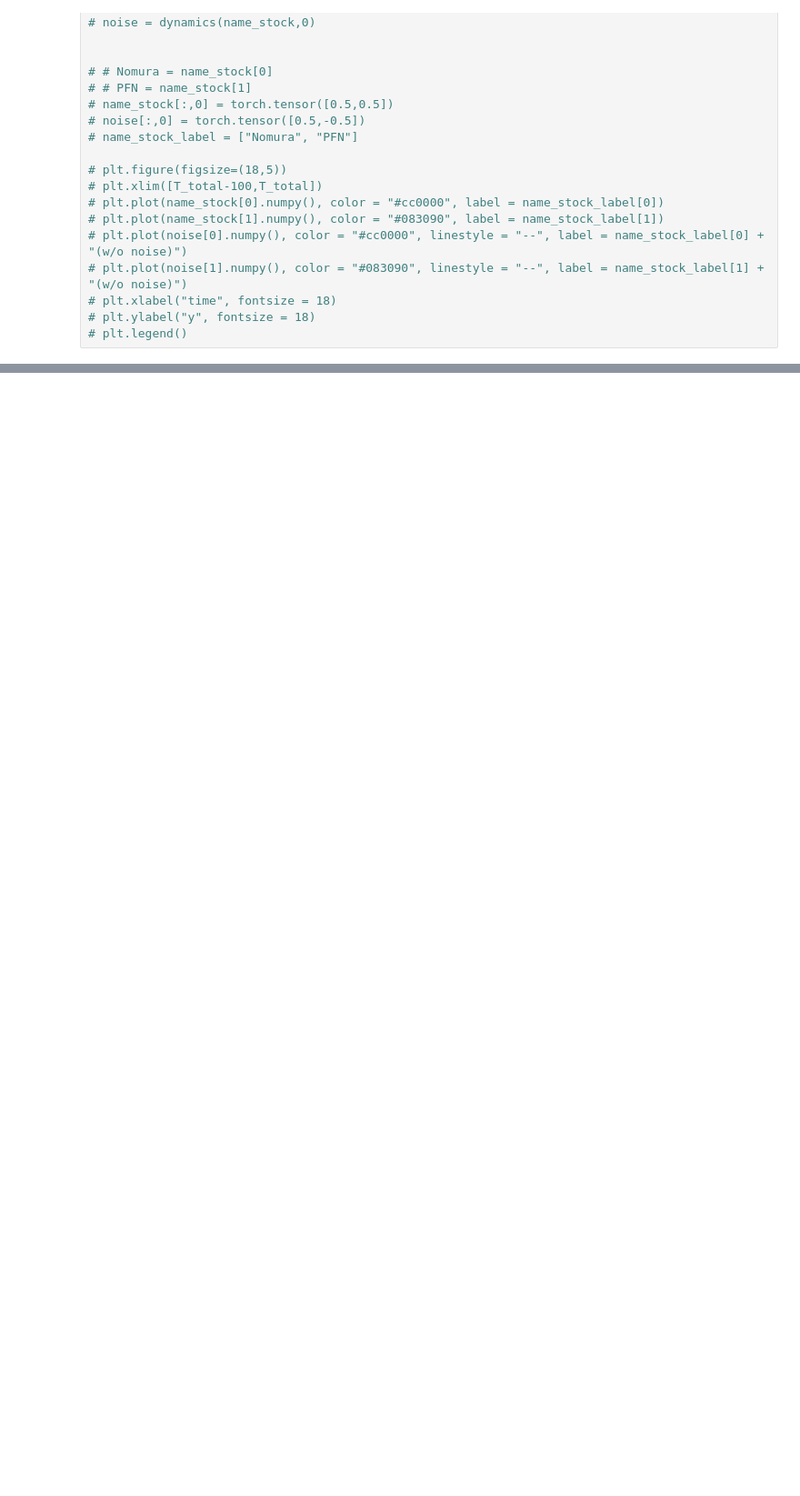
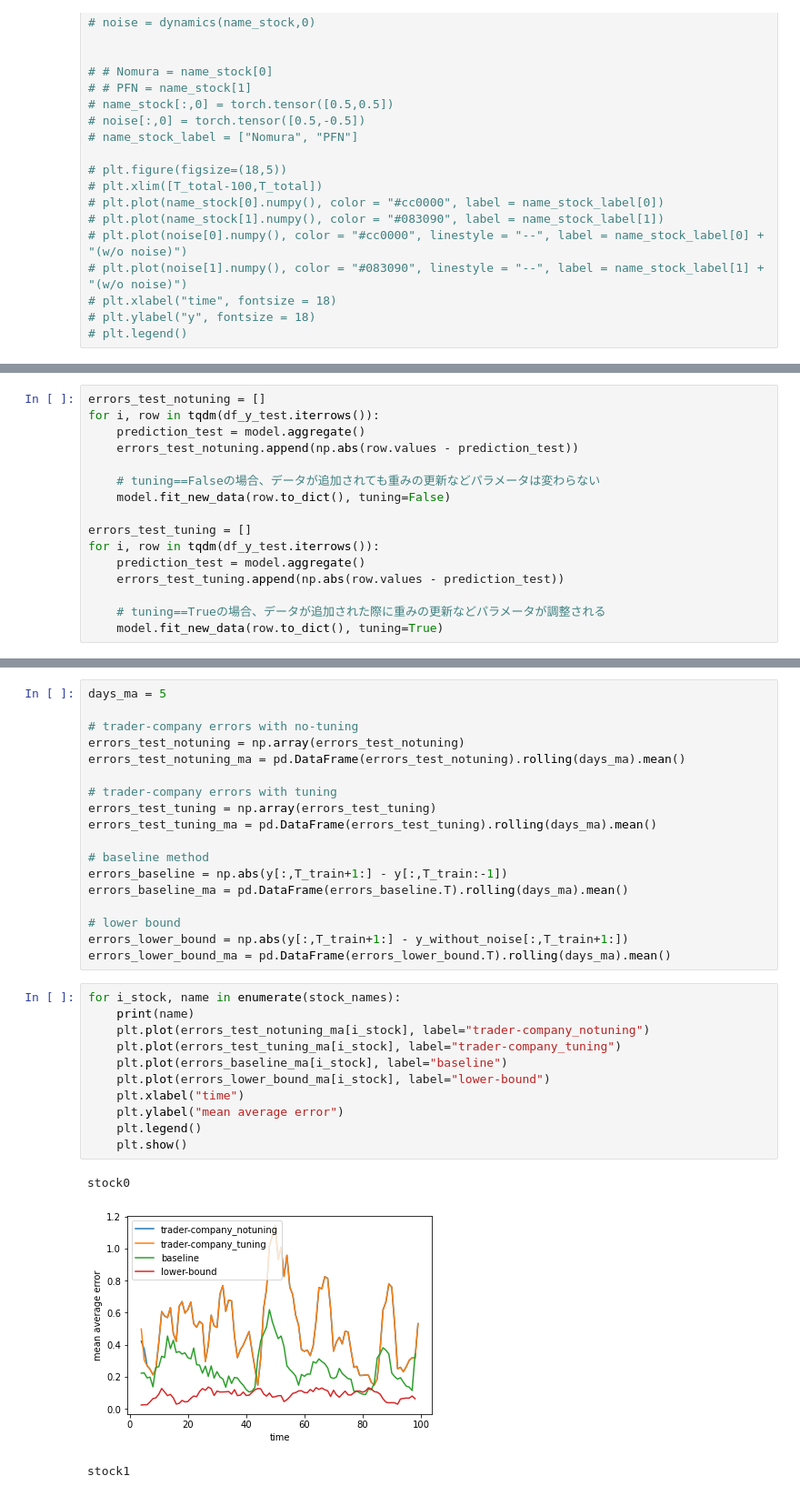
Before and after one commit to Zxser/Quantitative-analysis, a Jupyter notebook: C-择时类/”Trader-Company“集成算法交易策略/Trader_Company.ipynb, the cells around one changed output, grey strips where cells are left out. Shown: that part at 91% size. Saved outputs shown, nothing was run; the diff lists cells and outputs as text; blank space fills up the shorter version.

```diff
--- a/C-择时类/”Trader-Company“集成算法交易策略/Trader_Company.ipynb
+++ b/C-择时类/”Trader-Company“集成算法交易策略/Trader_Company.ipynb
@@ -229,0 +673,16 @@ class Trader():
+# %%
+errors_test_notuning = []
+for i, row in tqdm(df_y_test.iterrows()):
+    prediction_test = model.aggregate()
+    errors_test_notuning.append(np.abs(row.values - prediction_test))
+
+    # tuning==Falseの場合、データが追加されても重みの更新などパラメータは変わらない
+    model.fit_new_data(row.to_dict(), tuning=False)
+
+errors_test_tuning = []
+for i, row in tqdm(df_y_test.iterrows()):
+    prediction_test = model.aggregate()
+    errors_test_tuning.append(np.abs(row.values - prediction_test))
+
+    # tuning==Trueの場合、データが追加された際に重みの更新などパラメータが調整される
+    model.fit_new_data(row.to_dict(), tuning=True)
@@ -229,0 +724,33 @@ class Trader():
+# %%
+days_ma = 5
+
+# trader-company errors with no-tuning
+errors_test_notuning = np.array(errors_test_notuning)
+errors_test_notuning_ma = pd.DataFrame(errors_test_notuning).rolling(days_ma).mean()
+
+# trader-company errors with tuning
+errors_test_tuning = np.array(errors_test_tuning)
+errors_test_tuning_ma = pd.DataFrame(errors_test_tuning).rolling(days_ma).mean()
+
+# baseline method
+errors_baseline = np.abs(y[:,T_train+1:] - y[:,T_train:-1])
+errors_baseline_ma = pd.DataFrame(errors_baseline.T).rolling(days_ma).mean()
+
+# lower bound
+errors_lower_bound = np.abs(y[:,T_train+1:] - y_without_noise[:,T_train+1:])
+errors_lower_bound_ma = pd.DataFrame(errors_lower_bound.T).rolling(days_ma).mean()
+# %%
+for i_stock, name in enumerate(stock_names):
+    print(name)
+    plt.plot(errors_test_notuning_ma[i_stock], label="trader-company_notuning")
+    plt.plot(errors_test_tuning_ma[i_stock], label="trader-company_tuning")
+    plt.plot(errors_baseline_ma[i_stock], label="baseline")
+    plt.plot(errors_lower_bound_ma[i_stock], label="lower-bound")
+    plt.xlabel("time")
+    plt.ylabel("mean average error")
+    plt.legend()
+    plt.show()
+# %% [output]
+stock0
+[figure, added]
+stock1
```
Also changed, not shown: parts of 16 cells of this notebook, 2 other files.
